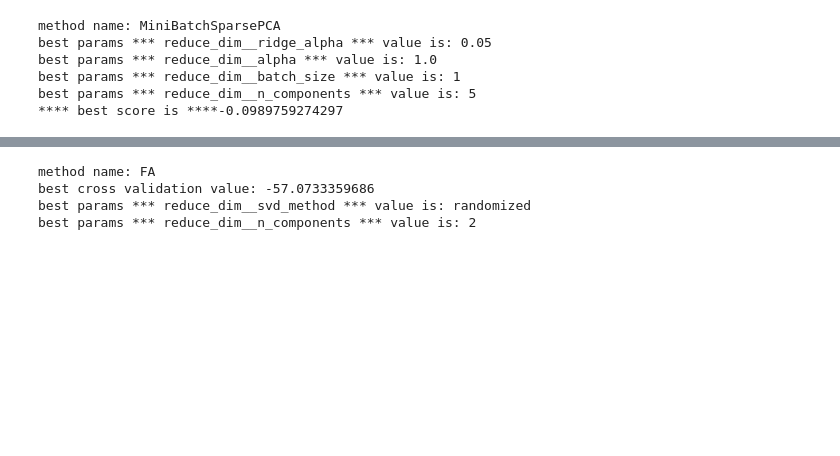
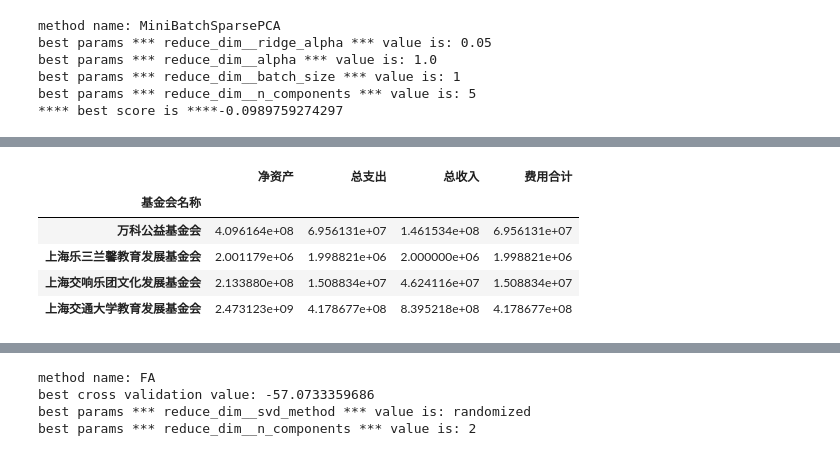
Before and after one commit to lq-yang/Songbird, a Jupyter notebook: chen_recsys.ipynb, the cells around one changed output, grey strips where cells are left out. Drawn from its saved outputs; the diff is of its cells as text; code cells hidden in the pictures; blank space fills up the shorter version.

```diff
--- a/chen_recsys.ipynb
+++ b/chen_recsys.ipynb
@@ -172,6 +172,10 @@ X_weighted_year = X_weighted.pivot_table(index=X_weighted_year .columns[0],
 X_no_weight_in_year = X.drop([C[1]], axis=1)
 X_no_weight_in_year = X_no_weight_in_year.pivot_table(index=X_no_weight_in_year.columns[0],
                                                      aggfunc=np.sum)
+# %%
+# 只包含总收入，总支出，净资产，总费用的数据
+X_with_f = X.drop([C[1]], axis=1)
+X_with_f = X_with_f.pivot_table(index=X_with_f.columns[0], aggfunc=np.sum)
 # %%
 def train_method(X, clf, params, name):
     res = {}
@@ -317,0 +352,9 @@ X_new_dist.shape
+# %%
+X_with_f.head(n=4)
+# %% [output]
+|  | 净资产 | 总支出 | 总收入 | 费用合计 |
+| 基金会名称 |  |  |  |  |
+| 万科公益基金会 | 4.096164e+08 | 6.956131e+07 | 1.461534e+08 | 6.956131e+07 |
+| 上海乐三兰馨教育发展基金会 | 2.001179e+06 | 1.998821e+06 | 2.000000e+06 | 1.998821e+06 |
+| 上海交响乐团文化发展基金会 | 2.133880e+08 | 1.508834e+07 | 4.624116e+07 | 1.508834e+07 |
+| 上海交通大学教育发展基金会 | 2.473123e+09 | 4.178677e+08 | 8.395218e+08 | 4.178677e+08 |
```
Also changed, not shown: parts of 39 cells of this notebook, 15 other files.
